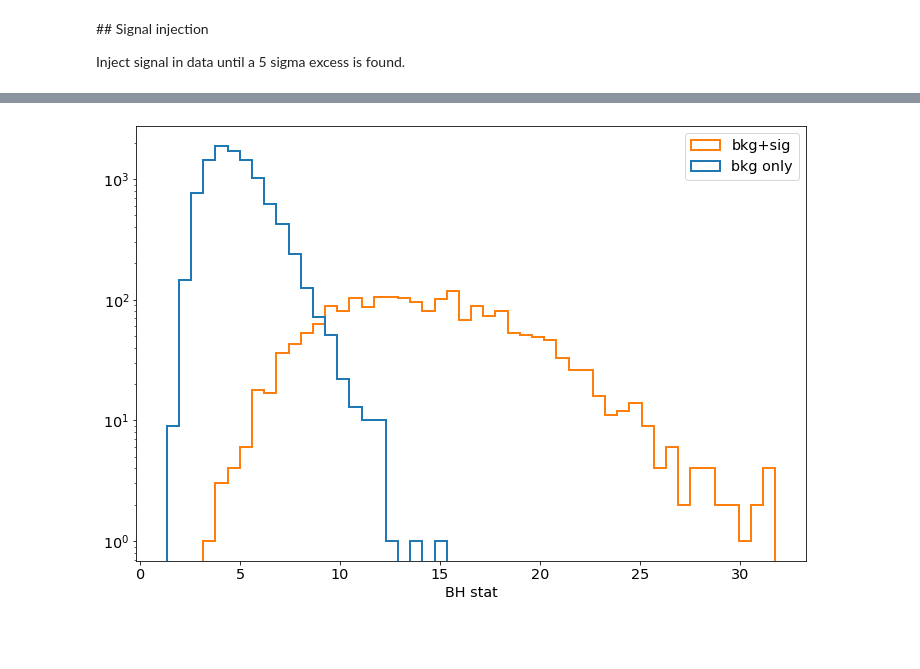
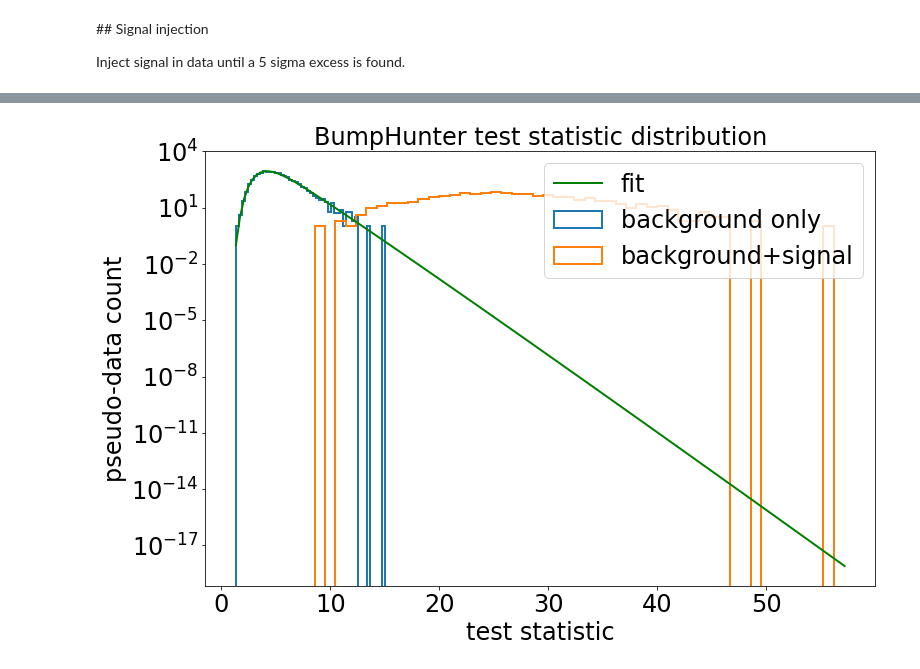
Before and after one commit to scikit-hep/pyBumpHunter, a Jupyter notebook: example/example.ipynb, the cells around one changed output, grey strips where cells are left out. Saved outputs shown, nothing was run; the diff lists cells and outputs as text; code cells hidden in the pictures; blank space fills up the shorter version.

```diff
--- a/example/example.ipynb
+++ b/example/example.ipynb
@@ -63,7 +74,6 @@ The BumpHunte1Dr class provides all the methods required to "bump hunt" in ease.
 All the parameters and results are also stored in this object.
 # %%
 hunter = BH.BumpHunter1D(
-    rang=rang,
     width_min=2,
     width_max=6,
     width_step=1,
@@ -146,12 +183,11 @@ Inject signal in data until a 5 sigma excess is found.
 hunter.sigma_limit = 5
 hunter.str_min = -1 # if str_scale='log', the real starting value is 10**str_min
 hunter.str_scale = 'log'
-hunter.signal_exp = 150 # Correspond the the real number of signal events generated when making the data
-hunter.npe_inject = 2000
+hunter.npe_inject = 1000
 
 print('####singal_inject call####')
 begin = datetime.now()
-hunter.signal_inject(sig,bkg,is_hist=False)
+hunter.signal_inject(dh, do_pseudo=False) # We don't need to re-do the bkg-only pseudo-data
 end = datetime.now()
 print(f'time={end - begin}')
 print('')
@@ -182,17 +242,12 @@ hunter.plot_inject()
 # %%
-F = plt.figure(figsize=(12,8))
-plt.hist(
-    [hunter.t_ar[:hunter.npe],hunter.t_ar[hunter.npe:]],
-    bins=50,
-    histtype='step',
-    lw=2,
-    label=['bkg only', 'bkg+sig']
-)
-plt.legend(fontsize='x-large')
-plt.xlabel('BH stat', size='x-large')
-plt.xticks(fontsize='x-large')
-plt.yticks(fontsize='x-large')
-plt.yscale('log')
+F = plt.figure(figsize=(12, 8))
+plt.title("BumpHunter test statistic distribution", size=24)
+hunter.plot_stat()
+plt.legend(fontsize=24)
+plt.xlabel("test statistic", size=24)
+plt.ylabel("pseudo-data count", size=24)
+plt.xticks(fontsize=24)
+plt.yticks(fontsize=24)
 plt.show()
 # %% [output]
-[figure, old version]
+[figure, new version]
```
Also changed, not shown: parts of 17 cells of this notebook, 14 other files.
